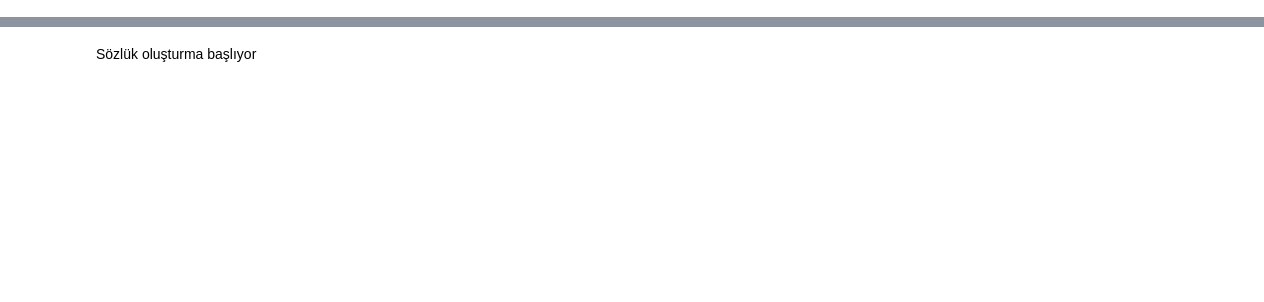
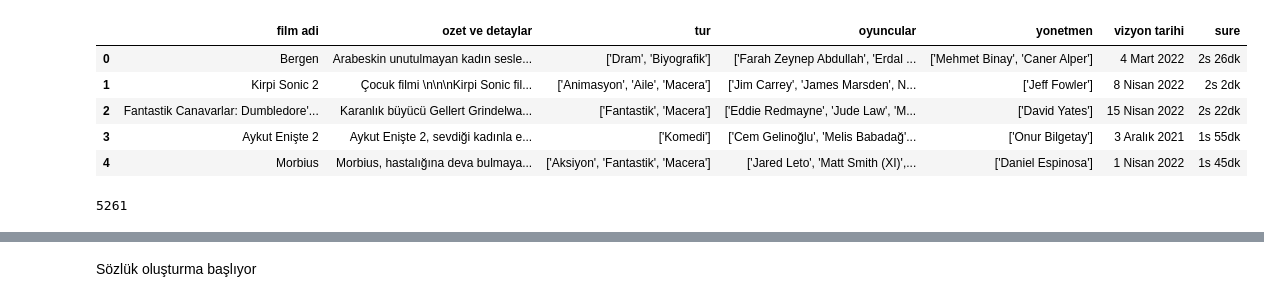
Before and after one commit to razaksaw10/AlulaiProject, a Jupyter notebook: LAB1 - Tokenization, Counting Vectors/lab1_count_vec.ipynb, the cells around one changed output, grey strips where cells are left out. Drawn from its saved outputs; the diff is of its cells as text; code cells hidden in the pictures; blank space fills up the shorter version.

```diff
--- a/LAB1 - Tokenization, Counting Vectors/lab1_count_vec.ipynb
+++ b/LAB1 - Tokenization, Counting Vectors/lab1_count_vec.ipynb
@@ -43,8 +63,17 @@ clean_text(cumle)
 # %%
-df = pd.read_excel("filmveriseti.xlsx")
+df = pd.read_excel("/content/filmveriseti.xlsx")
 # https://www.kaggle.com/code/furkanyeter/content-based-recommendation-system-turkish-movie/data
 df.head()
+# %% [output]
+|  | film adi | ozet ve detaylar | tur | oyuncular | yonetmen | vizyon tarihi | sure |
+| 0 | Bergen | Arabeskin unutulmayan kadın sesle... | ['Dram', 'Biyografik'] | ['Farah Zeynep Abdullah', 'Erdal ... | ['Mehmet Binay', 'Caner Alper'] | 4 Mart 2022 | 2s 26dk |
+| 1 | Kirpi Sonic 2 | Çocuk filmi \n\n\nKirpi Sonic fil... | ['Animasyon', 'Aile', 'Macera'] | ['Jim Carrey', 'James Marsden', N... | ['Jeff Fowler'] | 8 Nisan 2022 | 2s 2dk |
+| 2 | Fantastik Canavarlar: Dumbledore'... | Karanlık büyücü Gellert Grindelwa... | ['Fantastik', 'Macera'] | ['Eddie Redmayne', 'Jude Law', 'M... | ['David Yates'] | 15 Nisan 2022 | 2s 22dk |
+| 3 | Aykut Enişte 2 | Aykut Enişte 2, sevdiği kadınla e... | ['Komedi'] | ['Cem Gelinoğlu', 'Melis Babadağ'... | ['Onur Bilgetay'] | 3 Aralık 2021 | 1s 55dk |
+| 4 | Morbius | Morbius, hastalığına deva bulmaya... | ['Aksiyon', 'Fantastik', 'Macera'] | ['Jared Leto', 'Matt Smith (XI)',... | ['Daniel Espinosa'] | 1 Nisan 2022 | 1s 45dk |
 # %%
 len(df)
+# %% [output]
+5261
 # %%
 df["tur"]
```
Also changed, not shown: parts of 20 cells of this notebook.
